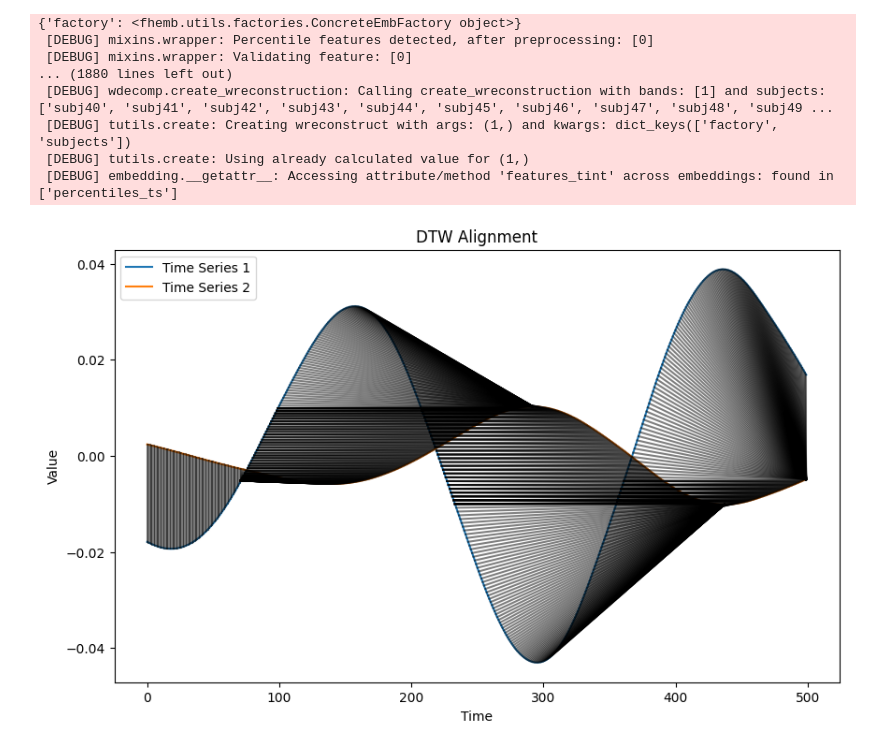
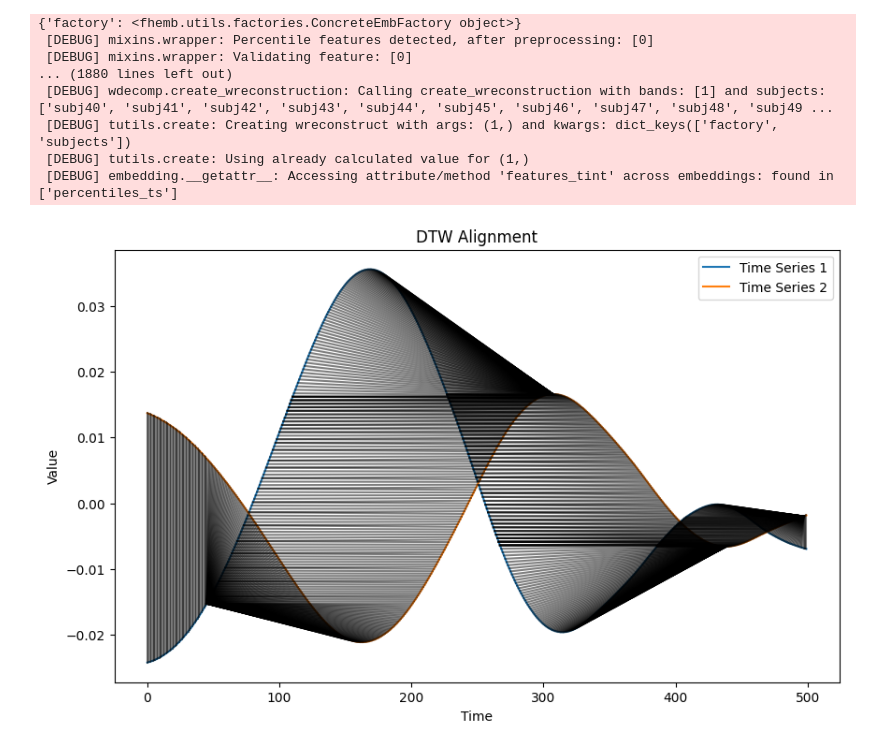
Before and after one commit to rdned/nbdev_fhemb, a Jupyter notebook: nbs/classify.ipynb, the cells around one changed output. Drawn from its saved outputs; the diff is of its cells as text; code cells hidden in the pictures.

```diff
--- a/nbs/classify.ipynb
+++ b/nbs/classify.ipynb
@@ -362,8 +367,7 @@ RAND_STATE = 5
 X, y = prepare_data(Xopera0, Xopera1)
 Xopera_train, Xopera_te, yopera_train, yopera_te = split_scale_data(X, y, test_size=0.3, random_state=RAND_STATE, normalize=False)
 # %%
-#| eval: false
-
-depict_DTW(Xopera_train[0], Xopera_train[30], dist=euclidean, radius=10)
+#| exec_doc
+depict_DTW(Xopera_train[11], Xopera_train[30], dist=euclidean, radius=10)
 # %% [output]
-[figure, old version]
+[figure, new version]
```
Also changed, not shown: parts of 10 cells of this notebook, 15 other files.
